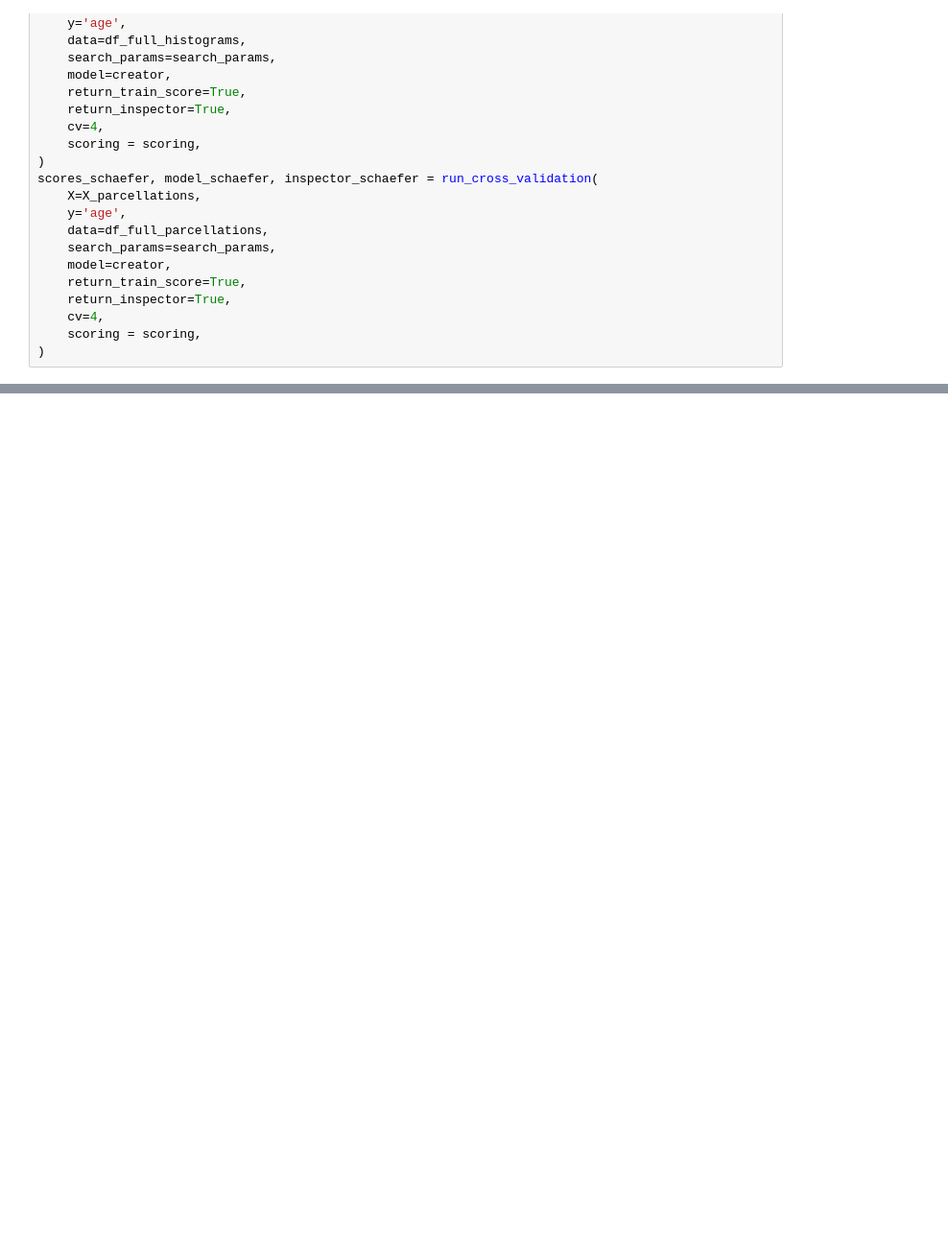
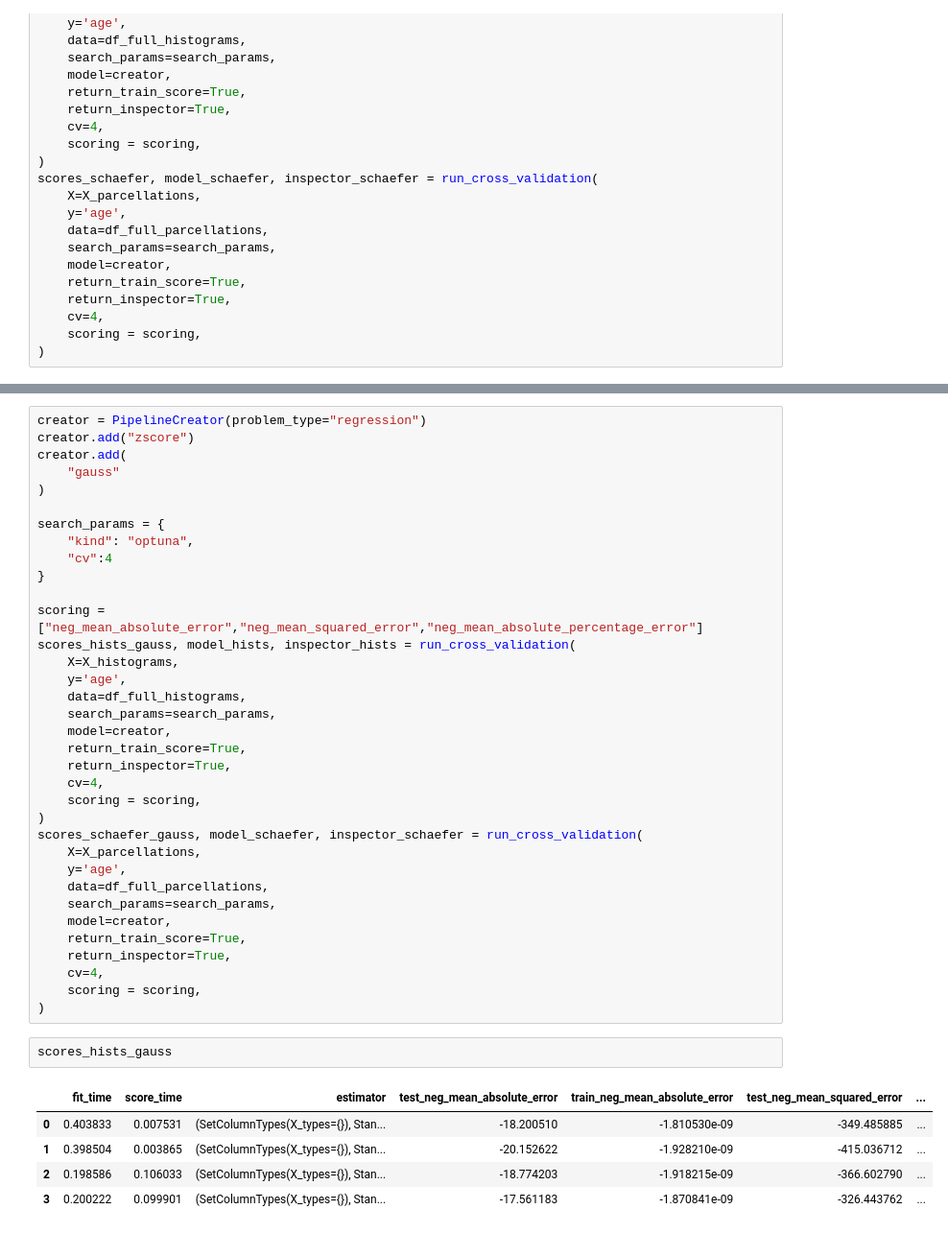
Before and after one commit to Cup-cake-lover/Julearn_predictions, a Jupyter notebook: AOMICID_1000_agepreds.ipynb, the cells around one changed output, grey strips where cells are left out. Shown at 96% size. Saved outputs shown, nothing was run; the diff lists cells and outputs as text; blank space fills up the shorter version.

```diff
--- a/AOMICID_1000_agepreds.ipynb
+++ b/AOMICID_1000_agepreds.ipynb
@@ -144,0 +137,43 @@ BokehModel(combine_events=True, render_bundle={'docs_json': {'f931c1ae-0c83-498a
+# %%
+creator = PipelineCreator(problem_type="regression")
+creator.add("zscore")
+creator.add(
+    "gauss"
+)
+
+search_params = {
+    "kind": "optuna",
+    "cv":4
+}
+
+scoring = ["neg_mean_absolute_error","neg_mean_squared_error","neg_mean_absolute_percentage_error"]
+scores_hists_gauss, model_hists, inspector_hists = run_cross_validation(
+    X=X_histograms,
+    y='age',
+    data=df_full_histograms,
+    search_params=search_params,
+    model=creator,
+    return_train_score=True,
+    return_inspector=True,
+    cv=4,
+    scoring = scoring,
+)
+scores_schaefer_gauss, model_schaefer, inspector_schaefer = run_cross_validation(
+    X=X_parcellations,
+    y='age',
+    data=df_full_parcellations,
+    search_params=search_params,
+    model=creator,
+    return_train_score=True,
+    return_inspector=True,
+    cv=4,
+    scoring = scoring,
+)
+# %%
+scores_hists_gauss
+# %% [output]
+|  | fit_time | score_time | estimator | test_neg_mean_absolute_error | train_neg_mean_absolute_error | test_neg_mean_squared_error | ... |
+| 0 | 0.403833 | 0.007531 | (SetColumnTypes(X_types={}), Stan... | -18.200510 | -1.810530e-09 | -349.485885 | ... |
+| 1 | 0.398504 | 0.003865 | (SetColumnTypes(X_types={}), Stan... | -20.152622 | -1.928210e-09 | -415.036712 | ... |
+| 2 | 0.198586 | 0.106033 | (SetColumnTypes(X_types={}), Stan... | -18.774203 | -1.918215e-09 | -366.602790 | ... |
+| 3 | 0.200222 | 0.099901 | (SetColumnTypes(X_types={}), Stan... | -17.561183 | -1.870841e-09 | -326.443762 | ... |
```
Also changed, not shown: parts of 12 cells of this notebook.
